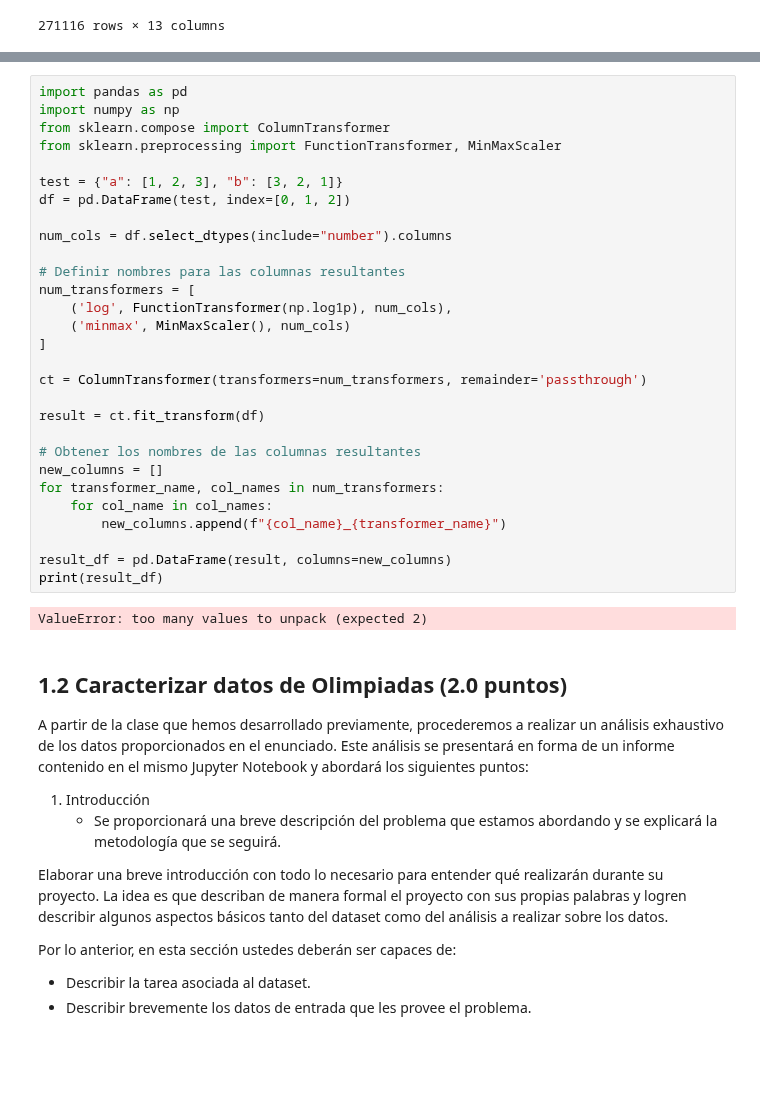
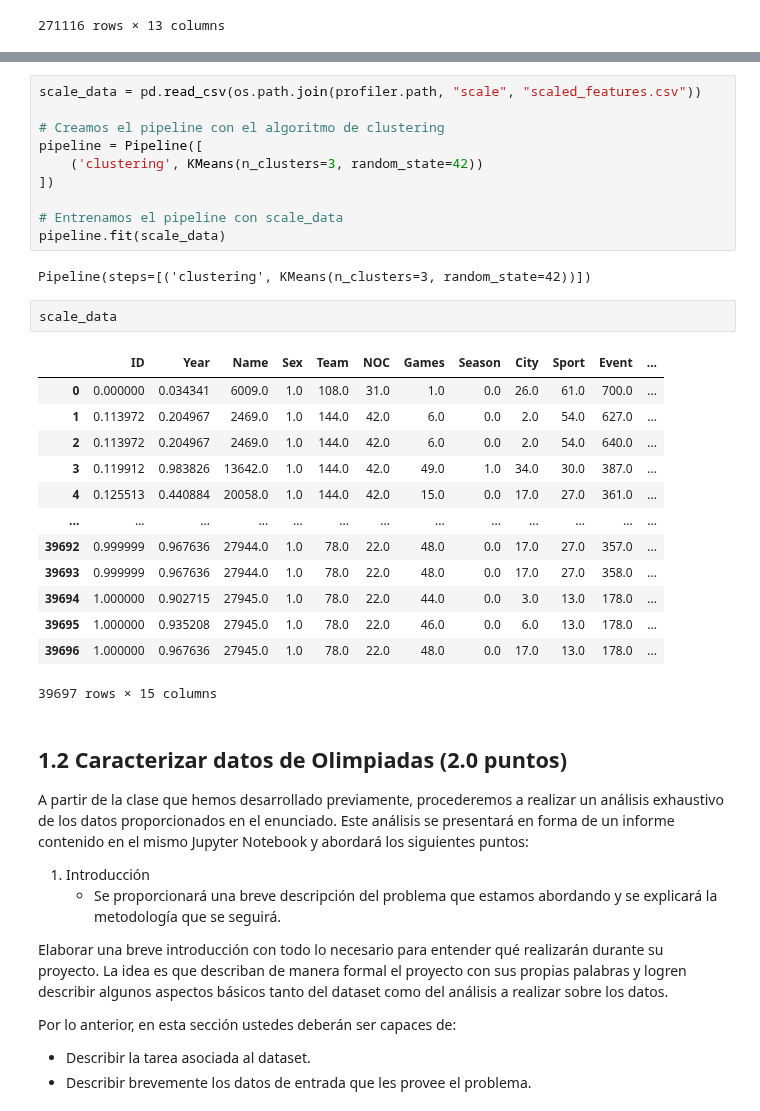
Before and after one commit to BnjmnNicholas/MDS7202-2023-2, a Jupyter notebook: PROY 1/Proyecto.ipynb, the cells around one changed output, grey strips where cells are left out. Drawn from its saved outputs; the diff is of its cells as text; blank space fills up the shorter version.

```diff
--- a/PROY 1/Proyecto.ipynb
+++ b/PROY 1/Proyecto.ipynb
@@ -682,34 +624,31 @@ pd.DataFrame(ct.transform(df))
-# %%
-import pandas as pd
-import numpy as np
-from sklearn.compose import ColumnTransformer
-from sklearn.preprocessing import FunctionTransformer, MinMaxScaler
-
-test = {"a": [1, 2, 3], "b": [3, 2, 1]}
-df = pd.DataFrame(test, index=[0, 1, 2])
-
-num_cols = df.select_dtypes(include="number").columns
-
-# Definir nombres para las columnas resultantes
-num_transformers = [
-    ('log', FunctionTransformer(np.log1p), num_cols),
-    ('minmax', MinMaxScaler(), num_cols)
-]
-
-ct = ColumnTransformer(transformers=num_transformers, remainder='passthrough')
-
-result = ct.fit_transform(df)
-
-# Obtener los nombres de las columnas resultantes
-new_columns = []
-for transformer_name, col_names in num_transformers:
-    for col_name in col_names:
-        new_columns.append(f"{col_name}_{transformer_name}")
-
-result_df = pd.DataFrame(result, columns=new_columns)
-print(result_df)
-# %% [output]
-ValueError: too many values to unpack (expected 2)
+# %%
+scale_data = pd.read_csv(os.path.join(profiler.path, "scale", "scaled_features.csv"))
+
+# Creamos el pipeline con el algoritmo de clustering
+pipeline = Pipeline([
+    ('clustering', KMeans(n_clusters=3, random_state=42))
+])
+
+# Entrenamos el pipeline con scale_data
+pipeline.fit(scale_data)
+# %% [output]
+Pipeline(steps=[('clustering', KMeans(n_clusters=3, random_state=42))])
+# %%
+scale_data
+# %% [output]
+|  | ID | Year | Name | Sex | Team | NOC | Games | Season | City | Sport | Event | ... |
+| 0 | 0.000000 | 0.034341 | 6009.0 | 1.0 | 108.0 | 31.0 | 1.0 | 0.0 | 26.0 | 61.0 | 700.0 | ... |
+| 1 | 0.113972 | 0.204967 | 2469.0 | 1.0 | 144.0 | 42.0 | 6.0 | 0.0 | 2.0 | 54.0 | 627.0 | ... |
+| 2 | 0.113972 | 0.204967 | 2469.0 | 1.0 | 144.0 | 42.0 | 6.0 | 0.0 | 2.0 | 54.0 | 640.0 | ... |
+| 3 | 0.119912 | 0.983826 | 13642.0 | 1.0 | 144.0 | 42.0 | 49.0 | 1.0 | 34.0 | 30.0 | 387.0 | ... |
+| 4 | 0.125513 | 0.440884 | 20058.0 | 1.0 | 144.0 | 42.0 | 15.0 | 0.0 | 17.0 | 27.0 | 361.0 | ... |
+| ... | ... | ... | ... | ... | ... | ... | ... | ... | ... | ... | ... | ... |
+| 39692 | 0.999999 | 0.967636 | 27944.0 | 1.0 | 78.0 | 22.0 | 48.0 | 0.0 | 17.0 | 27.0 | 357.0 | ... |
+| 39693 | 0.999999 | 0.967636 | 27944.0 | 1.0 | 78.0 | 22.0 | 48.0 | 0.0 | 17.0 | 27.0 | 358.0 | ... |
+| 39694 | 1.000000 | 0.902715 | 27945.0 | 1.0 | 78.0 | 22.0 | 44.0 | 0.0 | 3.0 | 13.0 | 178.0 | ... |
+| 39695 | 1.000000 | 0.935208 | 27945.0 | 1.0 | 78.0 | 22.0 | 46.0 | 0.0 | 6.0 | 13.0 | 178.0 | ... |
+| 39696 | 1.000000 | 0.967636 | 27945.0 | 1.0 | 78.0 | 22.0 | 48.0 | 0.0 | 17.0 | 13.0 | 178.0 | ... |
+39697 rows × 15 columns
 # %% [markdown]
 ## 1.2 Caracterizar datos de Olimpiadas (2.0 puntos)
 
```
Also changed, not shown: parts of 11 cells of this notebook.
